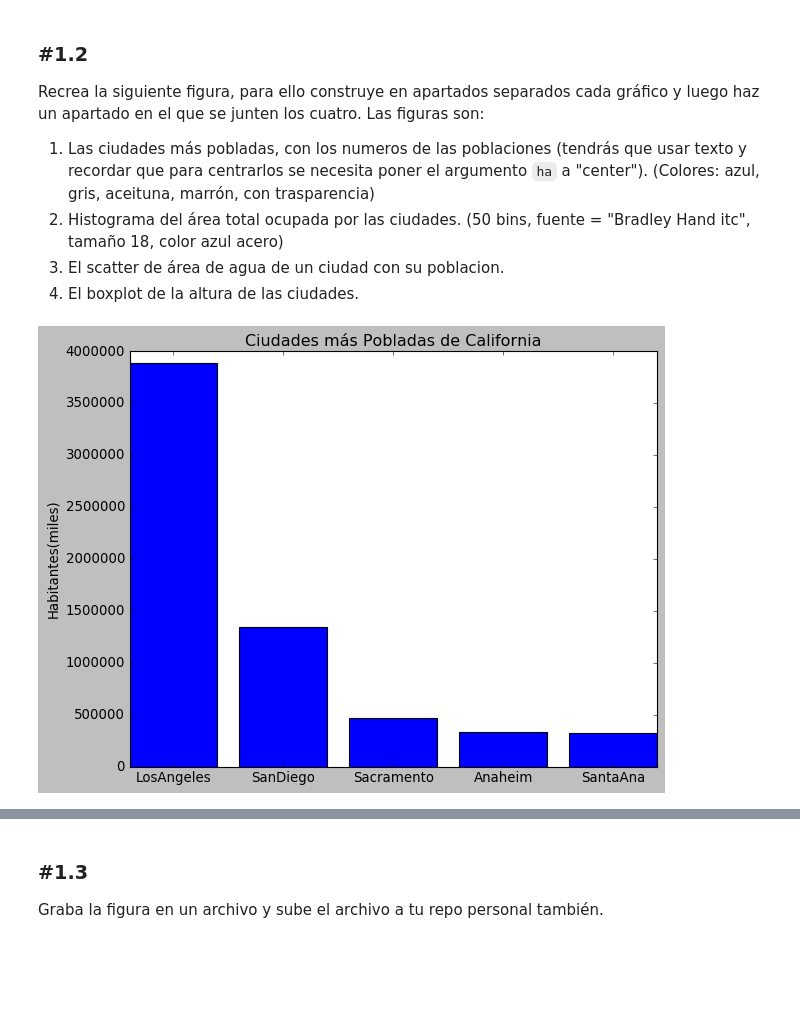
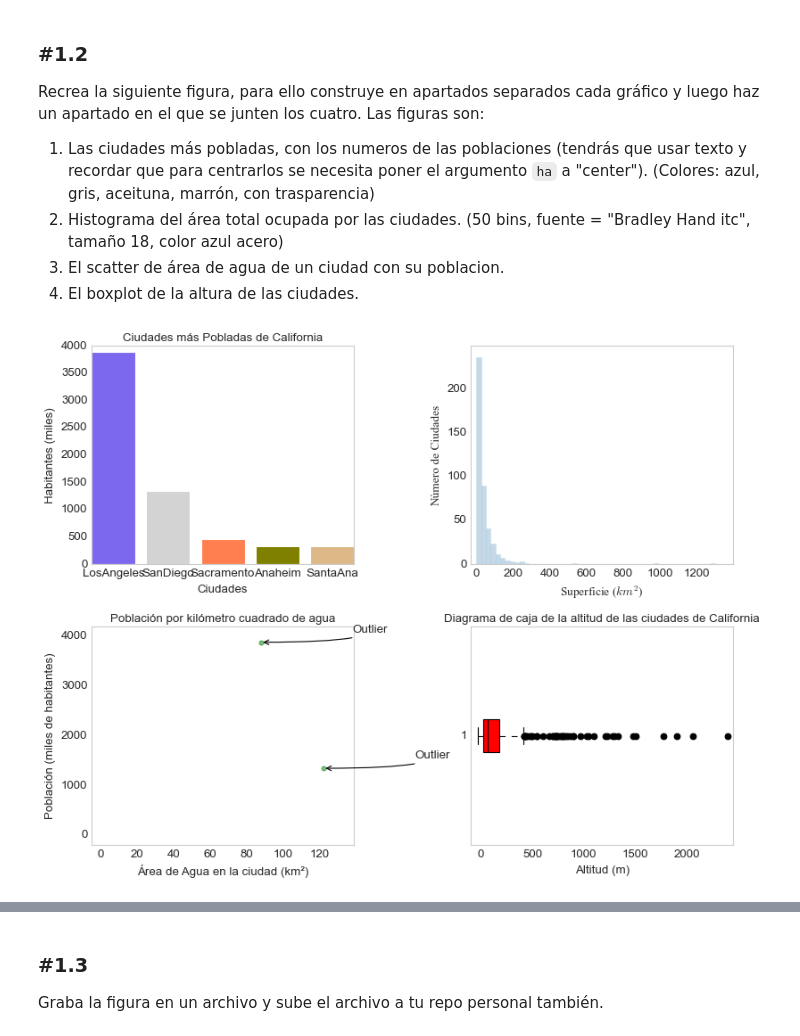
Before and after one commit to v1ckyseque1ra/DS_Online_Octubre24, a Jupyter notebook: Ejercicios Challenge/sprint 8/18_Practica_Obligatoria_Visualizacion_Basica.ipynb, the cells around one changed output, grey strips where cells are left out. Saved outputs shown, nothing was run; the diff lists cells and outputs as text; code cells hidden in the pictures; blank space fills up the shorter version.

```diff
--- a/Ejercicios Challenge/sprint 8/18_Practica_Obligatoria_Visualizacion_Basica.ipynb
+++ b/Ejercicios Challenge/sprint 8/18_Practica_Obligatoria_Visualizacion_Basica.ipynb
@@ -48,7 +50,7 @@ memory usage: 52.8+ KB
 df = df.dropna() #me deshice de todos los nulos
 # %%
 #configuro el estilo
-plt.style.use("classic")
+plt.style.use("seaborn-v0_8-whitegrid")
 # %%
 #le doy interactividad
 %matplotlib inline
@@ -69,3 +65,64 @@ ax = plt.axes()
+# %%
+# Crear la figura con una grilla de 2x2
+fig, axs = plt.subplots(2, 2, figsize=(10, 8))
+
+# 1. Gráfico de barras (posición (0, 0))
+ax = axs[0, 0]
+df_sorted = df.sort_values(by='population_total', ascending=False)
+top_5_cities = df_sorted.head(5)
+eje_x = top_5_cities['city']
+eje_y = top_5_cities['population_total'] / 1000
+ax.bar(eje_x, eje_y,
+       color=['mediumslateblue', 'lightgray', 'coral', 'olive', 'burlywood'],
+       edgecolor='white')
+ax.set_title('Ciudades más Pobladas de California', size=12)
+ax.set_ylabel('Habitantes (miles)', fontsize=12)
+ax.set_xlabel('Ciudades', fontsize=12)
+ax.grid(False)
+
+# 2. Histograma (posición (0, 1))
+ax = axs[0, 1]
+area_data = df['area_total_km2']
+ax.hist(area_data, bins=50, color='steelblue', edgecolor='lightblue', alpha=0.3)
+ax.set_ylabel('Número de Ciudades', font='Times New Roman')
+ax.set_xlabel('Superficie ($km^{2}$)', font='Times New Roman')
+ax.set_xlim(-30, 1399)
+ax.set_ylim(0, 249)
+ax.grid(False)
+
+# 3. Scatterplot (posición (1, 0))
+ax = axs[1, 0]
+outliers_x = df[df['population_total'] > 1000000].area_water_km2
+outliers_y = df[df['population_total'] > 1000000].population_total / 1000
+ax.scatter(outliers_x, outliers_y, color='g', alpha=0.5)
+flecha = {"arrowstyle": "->", "connectionstyle": "angle3"}
+for i, (ox, oy) in enumerate(zip(outliers_x, outliers_y)):
+    ax.annotate(f"Outlier", xy=(ox, oy), xytext=(ox + 50, oy + 200), arrowprops=flecha)
+ax.set_xlim(-5, 139)
+ax.set_ylim(-200, 4200)
+ax.set_xlabel('Área de Agua en la ciudad (km²)')
+ax.set_ylabel('Población (miles de habitantes)')
+ax.set_title('Población por kilómetro cuadrado de agua', size=12)
+ax.grid(False)
+
+# 4. Boxplot (posición (1, 1))
+ax = axs[1, 1]
+altitud = df['elevation_m']
+ax.boxplot(altitud, whis=1.5, vert=False, sym='o', patch_artist=True,
+           boxprops={'color': 'black', 'facecolor': 'red'},
+           whiskerprops={'color': 'black'},
+           flierprops={'color': 'black'},
+           medianprops={'color': 'black'})
+ax.set_title('Diagrama de caja de la altitud de las ciudades de California', size=12)
+ax.set_xlabel('Altitud (m)')
+ax.set_xlim(-100, max(altitud) + 50)
+ax.grid(False)
+
+# Ajustar la distribución de los subgráficos
+plt.tight_layout()
+plt.show()
+# %% [output]
+[figure, added]
 # %%
 #1 Grafico de barras
 
@@ -77,21 +134,25 @@ top_5_cities = df_sorted.head(5) #eje x
 
 # Ejes X y Y: extraer solo los valores necesarios
 eje_x = top_5_cities['city']  # Nombres de las ciudades
-eje_y = top_5_cities['population_total']  # Poblaciones
+eje_y = top_5_cities['population_total']/1000  # Poblaciones
 
 # Crear el gráfico de barras
 plt.figure(figsize=(8, 6))  # Tamaño del gráfico
-plt.bar(eje_x, eje_y)
+plt.bar(eje_x, eje_y, \
+        color = ['mediumslateblue','lightgray','coral','olive','burlywood'],
+       edgecolor = 'white')
 
 # Personalización del gráfico
-plt.title('Ciudades más Pobladas de California')
+plt.title('Ciudades más Pobladas de California',size = 12)
 plt.ylabel('Habitantes(miles)', fontsize=12)
+plt.xlabel('Ciudades', fontsize=12)
+
+#Elimino la grilla
+plt.grid(False)
 
 # Mostrar el gráfico
 plt.tight_layout()
 plt.show()
-# %% [output]
-[figure, removed]
 # %%
 #2 Histograma
 
```
Also changed, not shown: parts of 9 cells of this notebook, 1 other file.
